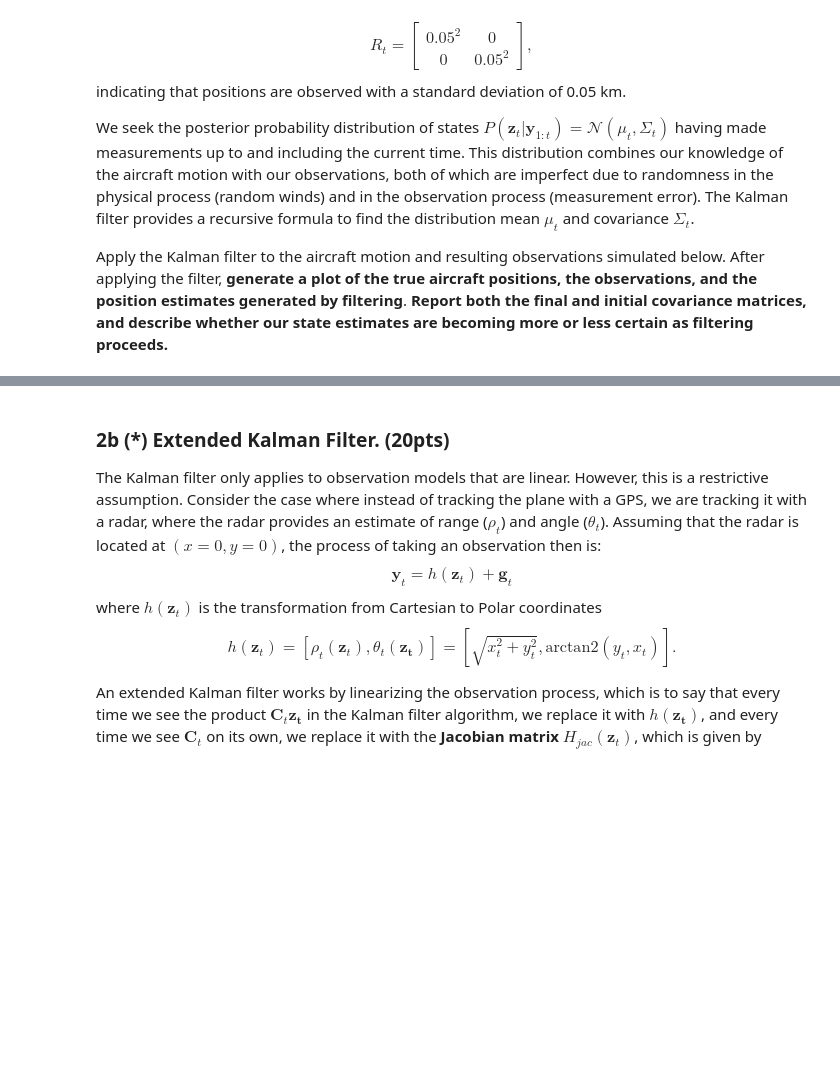
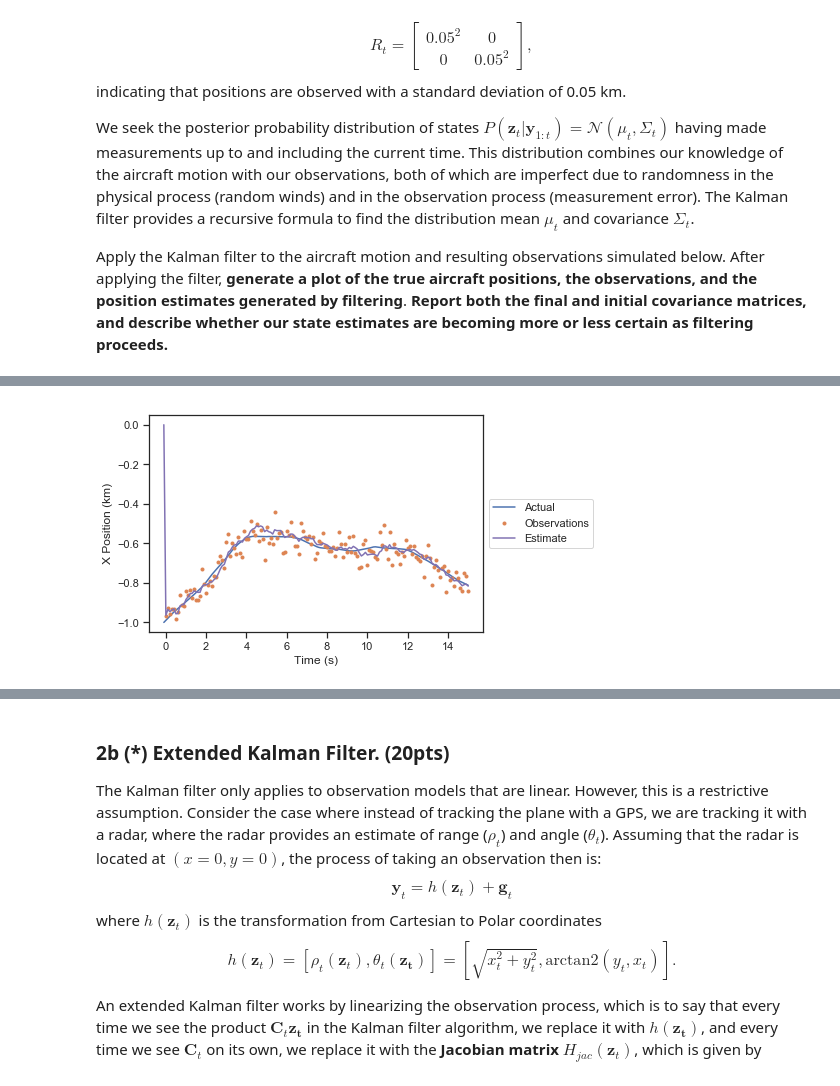
Before and after one commit to fbunt/Homework_3, a Jupyter notebook: Homework_3.ipynb, the cells around one changed output, grey strips where cells are left out. Drawn from its saved outputs; the diff is of its cells as text; code cells hidden in the pictures; blank space fills up the shorter version.

```diff
--- a/Homework_3.ipynb
+++ b/Homework_3.ipynb
@@ -166,28 +166,26 @@ a = 0.1   # Acceleration due to wind
 dt = 0.1  # Interval for measurements
 
 # Transition matrix
-A = np.array([[1.0,dt,0.0,0.0],
-              [0.0,1.0,0.0,0],
-              [0.0,0.0,1.0,dt],
-              [0.0,0.0,0,1.0]])
+A = np.array([[1.0,  dt, 0.0, 0.0],
+              [0.0, 1.0, 0.0, 0.0],
+              [0.0, 0.0, 1.0,  dt],
+              [0.0, 0.0, 0.0, 1.0]])
 
 # Process noise covariance
-Q = a**2*np.array([[1/4.*dt**4,1/2.*dt**3,         0,         0],
-                   [1/2.*dt**3,     dt**2,         0,         0],
-                   [         0,         0,1/4.*dt**4,1/2.*dt**3],
-                   [         0,         0,1/2.*dt**3,     dt**2]])
-
-Q += 1e-5*np.sum(np.diag(Q))*np.eye(4)
+Q = a**2 * np.array([[1/4.*dt**4, 1/2.*dt**3,          0,          0],
+                    [1/2.*dt**3,       dt**2,          0,          0],
+                    [         0,           0, 1/4.*dt**4, 1/2.*dt**3],
+                    [         0,           0, 1/2.*dt**3,      dt**2]])
+Q += 1e-5 * np.sum(np.diag(Q)) * np.eye(4)
 
 # Observation matrix
-C = np.array([[1,0,0,0],
-              [0,0,1,0]])
+C = np.array([[1, 0, 0, 0],
+              [0, 0, 1, 0]])
 
 # Observation covariance
-R = np.array([[0.05**2,0],
-              [0,0.05**2]])
+R = np.array([[0.05**2, 0],
+              [0, 0.05**2]])
 
-print (Q)
 ### These are useful for sampling from normal distributions, but you
 ### don't need to worry about them.
 Q_cholesky = np.linalg.cholesky(Q)
@@ -199,16 +197,16 @@ R_cholesky = np.linalg.cholesky(R)
 ### The true state of the aircraft
 ### You do not have access to this information!
 ###
-Z_true = [np.array([-1,0.1,-1,0.1])]
+Z_true = [np.array([-1, 0.1, -1, 0.1])]
 ###
 ###
 ###
 
 # Initial guess for aircraft position and velocity
-mu_initial = np.array([0,0,0,0])
+mu_initial = np.array([0, 0, 0, 0])
 
 # Covariance matrix for this initial guess of position and velocity
-Sigma_initial = np.eye(4)*np.diag(np.array([1,1,1,1]))
+Sigma_initial = np.eye(4) * np.diag(np.array([1, 1, 1, 1]))
 
 # Lists for holding estimated states
 mu = [mu_initial]
@@ -216,9 +214,10 @@ Sigma = [Sigma_initial]
 Y = []
 
 
-t=0
-t_end = 1.0
-while t<t_end:
+t = 0
+t_end = 15.0
+time = [-dt]
+while t < t_end:
 
     ### Simulate the motion of the aircraft
     ### You do not have access to this information!
@@ -238,20 +237,56 @@ while t<t_end:
 
     # Prediction step
     #! Write code to predict
-    mu_prior = None #! a) where the airplane will be according to the motion model
-    Sigma_prior = None #! b) b) the covariance of that estimate
+    mu_prior = (A @ mu_previous)
+    Sigma_prior = (A @ Sigma_previous @ A.T) + Q
 
     # Update step
     #! Implement the formulae for the update step of the Kalman filter
-    #!
-    #!
-    #!
-    mu_post = None #! The posterior state mean estimate
-    Sigma_post = None #! The posterior covariance estimate
+    inv = np.linalg.pinv((C @ Sigma_prior @ C.T) + R)
+    gain = (Sigma_prior @ C.T) @ inv
+    innovation = Y_current - (C @ mu_prior)
+
+    mu_post = mu_prior + (gain @ innovation)
+    # From book
+    Sigma_post = (np.eye(4) - (gain @ C)) @ Sigma_prior
+#     # From https://en.wikipedia.org/wiki/Kalman_filter#Update
+#     tmp = np.eye(4) - (gain @ C)
+#     Sigma_post = (tmp @ Sigma_prior @ tmp.T) + (gain @ R @ gain.T)
 
     mu.append(mu_post)
     Sigma.append(Sigma_post)
 
-    t+=dt
+    time.append(t)
+    t += dt
+
+print('Initial Covariance:')
+print(Sigma_initial, '\n')
+print('Final Covariance:')
+print(Sigma_post)
 
 #! Plotting goes here.
+import matplotlib as mpl
+
+
+mu = np.array(mu)
+Z_true = np.array(Z_true)
+Y = np.array(Y)
+time = np.array(time)
+
+colors = [c['color'] for c in mpl.rcParams['axes.prop_cycle']]
+c_true = colors[0]
+c_obs = colors[1]
+c_est = colors[4]
+ylabels = ['X Position (km)', 'X Speed (km/s)', 'Y Position (km)', 'Y Speed (km/s)']
+
+for i in range(4):
+    plt.figure()
+    ax = plt.subplot(111)
+    plt.plot(time, Z_true[:, i], '-', c=c_true, label='Actual')
+    if i in (0, 2):
+        plt.plot(time[1:], Y[:, i // 2], '.', c=c_obs, label='Observations')
+    plt.plot(time, mu[:, i], '-', c=c_est, label='Estimate')
+    plt.xlabel('Time (s)')
+    plt.ylabel(ylabels[i])
+    ax.legend(loc='center left', bbox_to_anchor=(1, 0.5))
+# %% [output]
@@ -257,0 +304 @@ while t<t_end:
+[figure, added]
```
Also changed, not shown: parts of 2 cells of this notebook.
